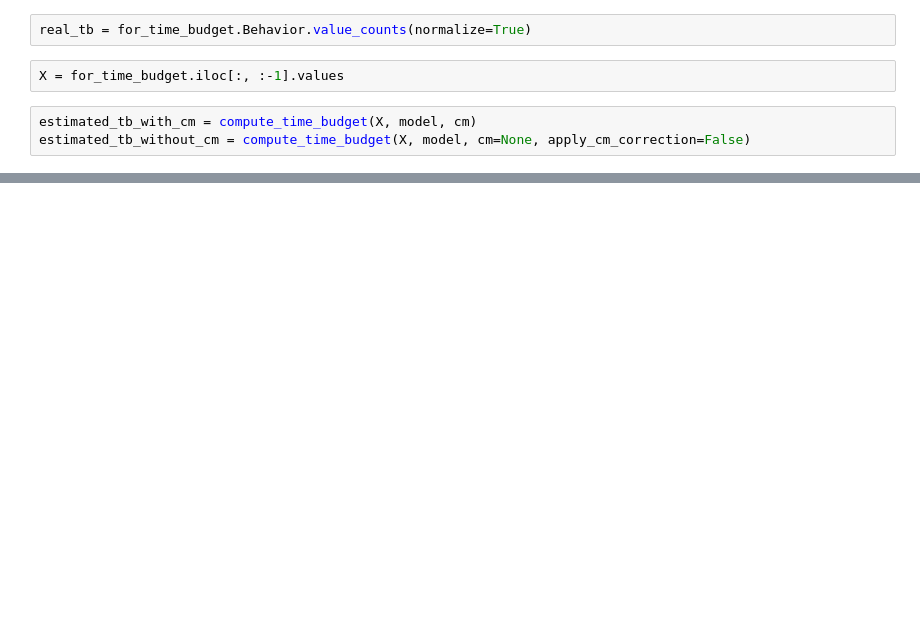
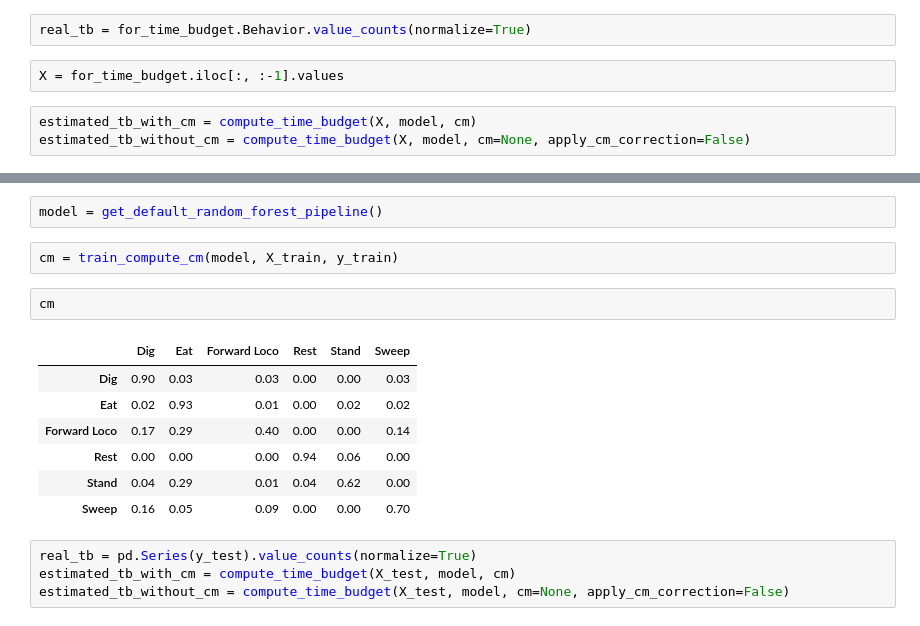
Before and after one commit to Hezi-Resheff/pyecoacc, a Jupyter notebook: examples/time_budgets.ipynb, the cells around one changed output, grey strips where cells are left out. Cells and saved outputs as stored; diff of their text form; blank space fills up the shorter version.

```diff
--- a/examples/time_budgets.ipynb
+++ b/examples/time_budgets.ipynb
@@ -68,0 +84,18 @@ pd.DataFrame([real_tb, estimated_tb_with_cm, estimated_tb_without_cm],
+# %%
+model = get_default_random_forest_pipeline()
+# %%
+cm = train_compute_cm(model, X_train, y_train)
+# %%
+cm
+# %% [output]
+|  | Dig | Eat | Forward Loco | Rest | Stand | Sweep |
+| Dig | 0.90 | 0.03 | 0.03 | 0.00 | 0.00 | 0.03 |
+| Eat | 0.02 | 0.93 | 0.01 | 0.00 | 0.02 | 0.02 |
+| Forward Loco | 0.17 | 0.29 | 0.40 | 0.00 | 0.00 | 0.14 |
+| Rest | 0.00 | 0.00 | 0.00 | 0.94 | 0.06 | 0.00 |
+| Stand | 0.04 | 0.29 | 0.01 | 0.04 | 0.62 | 0.00 |
+| Sweep | 0.16 | 0.05 | 0.09 | 0.00 | 0.00 | 0.70 |
+# %%
+real_tb = pd.Series(y_test).value_counts(normalize=True)
+estimated_tb_with_cm = compute_time_budget(X_test, model, cm)
+estimated_tb_without_cm = compute_time_budget(X_test, model, cm=None, apply_cm_correction=False)
```
Also changed, not shown: parts of 11 cells of this notebook, 2 other files.
